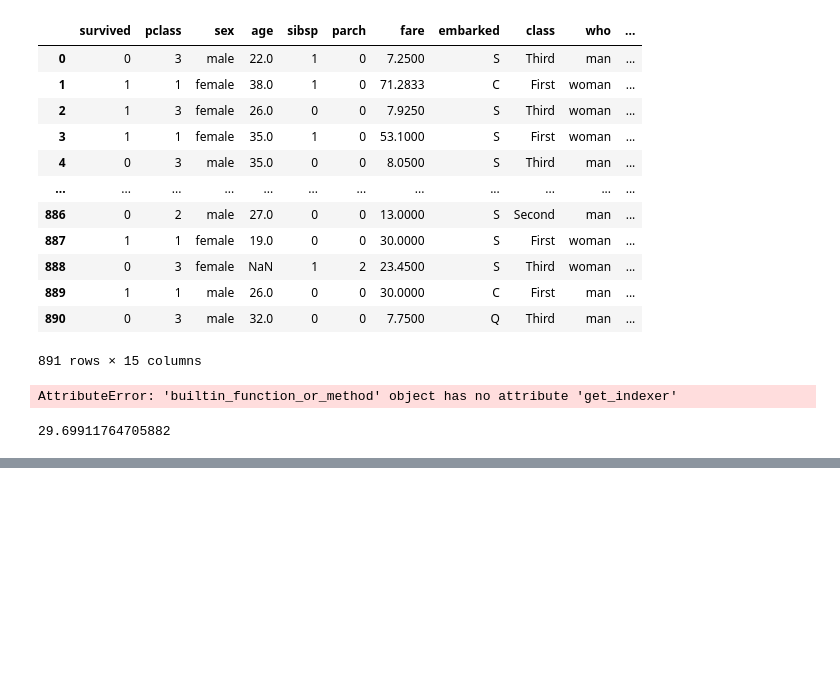
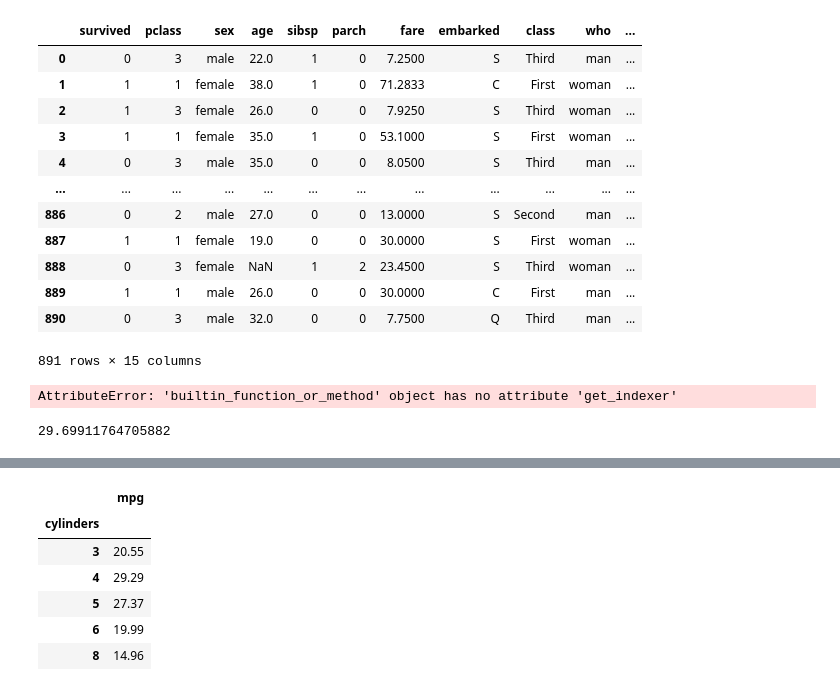
Before and after one commit to OHxhxs/Data---Analysis-2021-11, a Jupyter notebook: 02.pandas/09.pd연습문제.ipynb, the cells around one changed output, grey strips where cells are left out. Drawn from its saved outputs; the diff is of its cells as text; code cells hidden in the pictures; blank space fills up the shorter version.

```diff
--- a/02.pandas/09.pd연습문제.ipynb
+++ b/02.pandas/09.pd연습문제.ipynb
@@ -158,0 +250,11 @@ pd.groupby('survived')
+# %%
+#c
+mpg.groupby('cylinders')[['mpg']].mean().round(2)
+# %% [output]
+|  | mpg |
+| cylinders |  |
+| 3 | 20.55 |
+| 4 | 29.29 |
+| 5 | 27.37 |
+| 6 | 19.99 |
+| 8 | 14.96 |
```
Also changed, not shown: parts of 17 cells of this notebook.
